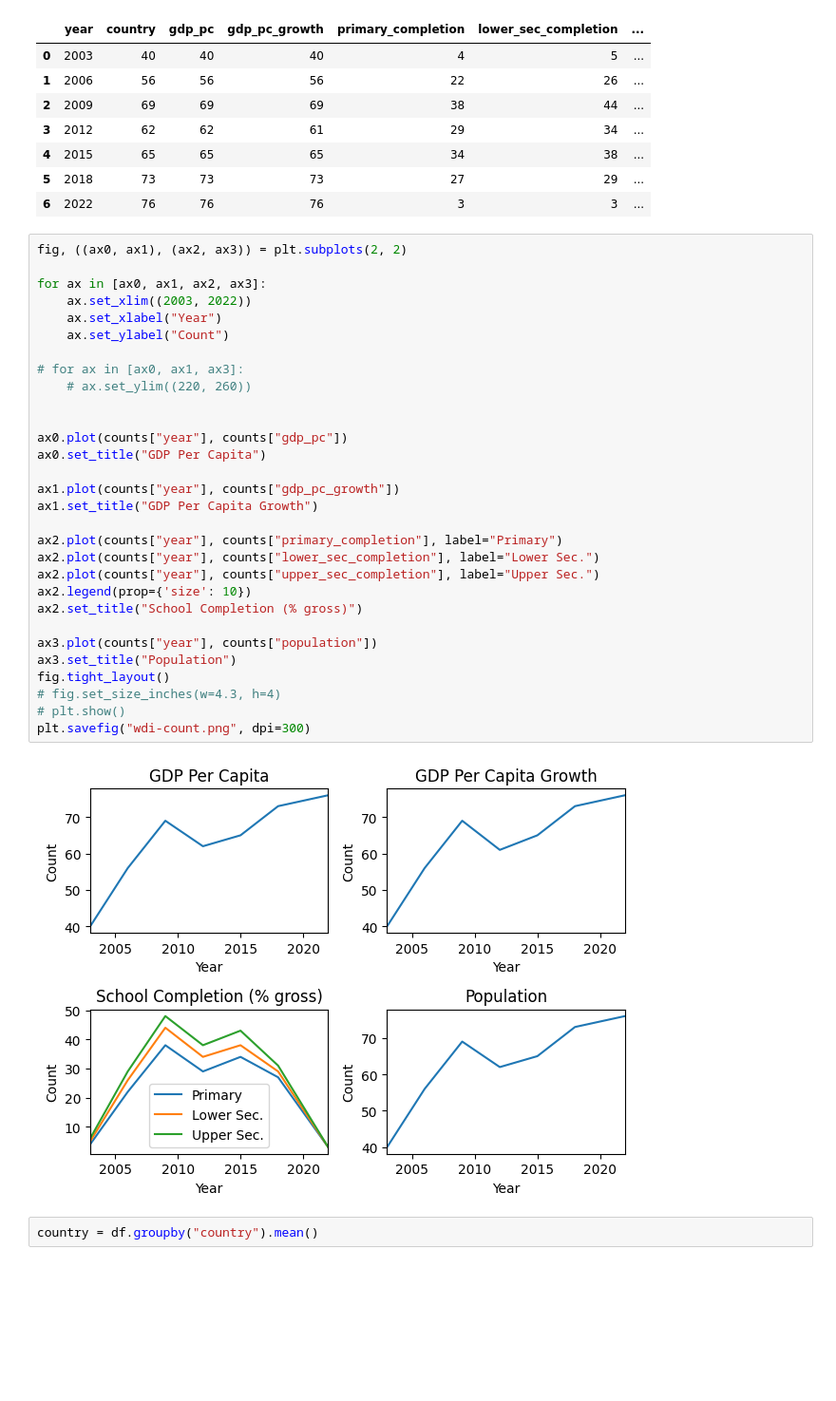
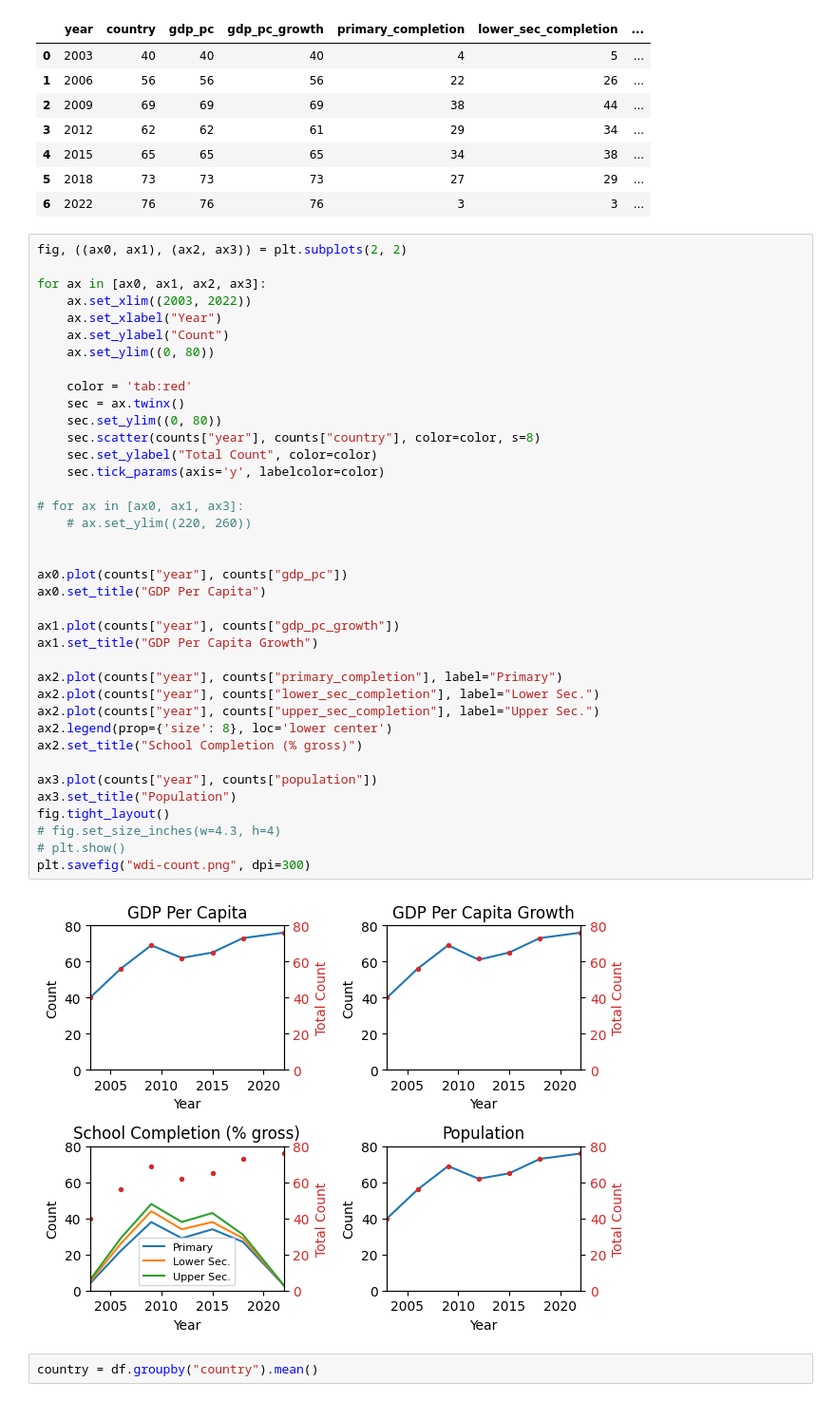
Before and after one commit to jamesxu123/econ442, a Jupyter notebook: charts/charts.ipynb, the cells around one changed output. Shown: that part at 95% size. Drawn from its saved outputs; the diff is of its cells as text; blank space fills up the shorter version.

```diff
--- a/charts/charts.ipynb
+++ b/charts/charts.ipynb
@@ -66,35 +66,43 @@ counts
 # %%
 fig, ((ax0, ax1), (ax2, ax3)) = plt.subplots(2, 2)
 
 for ax in [ax0, ax1, ax2, ax3]:
     ax.set_xlim((2003, 2022))
     ax.set_xlabel("Year")
     ax.set_ylabel("Count")
+    ax.set_ylim((0, 80))
+
+    color = 'tab:red'
+    sec = ax.twinx()
+    sec.set_ylim((0, 80))
+    sec.scatter(counts["year"], counts["country"], color=color, s=8)
+    sec.set_ylabel("Total Count", color=color)
+    sec.tick_params(axis='y', labelcolor=color)
 
 # for ax in [ax0, ax1, ax3]:
     # ax.set_ylim((220, 260))
 
 
 ax0.plot(counts["year"], counts["gdp_pc"])
 ax0.set_title("GDP Per Capita")
 
 ax1.plot(counts["year"], counts["gdp_pc_growth"])
 ax1.set_title("GDP Per Capita Growth")
 
 ax2.plot(counts["year"], counts["primary_completion"], label="Primary")
 ax2.plot(counts["year"], counts["lower_sec_completion"], label="Lower Sec.")
 ax2.plot(counts["year"], counts["upper_sec_completion"], label="Upper Sec.")
-ax2.legend(prop={'size': 10})
+ax2.legend(prop={'size': 8}, loc='lower center')
 ax2.set_title("School Completion (% gross)")
 
 ax3.plot(counts["year"], counts["population"])
 ax3.set_title("Population")
 fig.tight_layout()
 # fig.set_size_inches(w=4.3, h=4)
 # plt.show()
 plt.savefig("wdi-count.png", dpi=300)
 # %% [output]
-[figure, old version]
+[figure, new version]
 # %%
 country = df.groupby("country").mean()
 # %%
```
Also changed, not shown: parts of 4 cells of this notebook, 6 other files.
